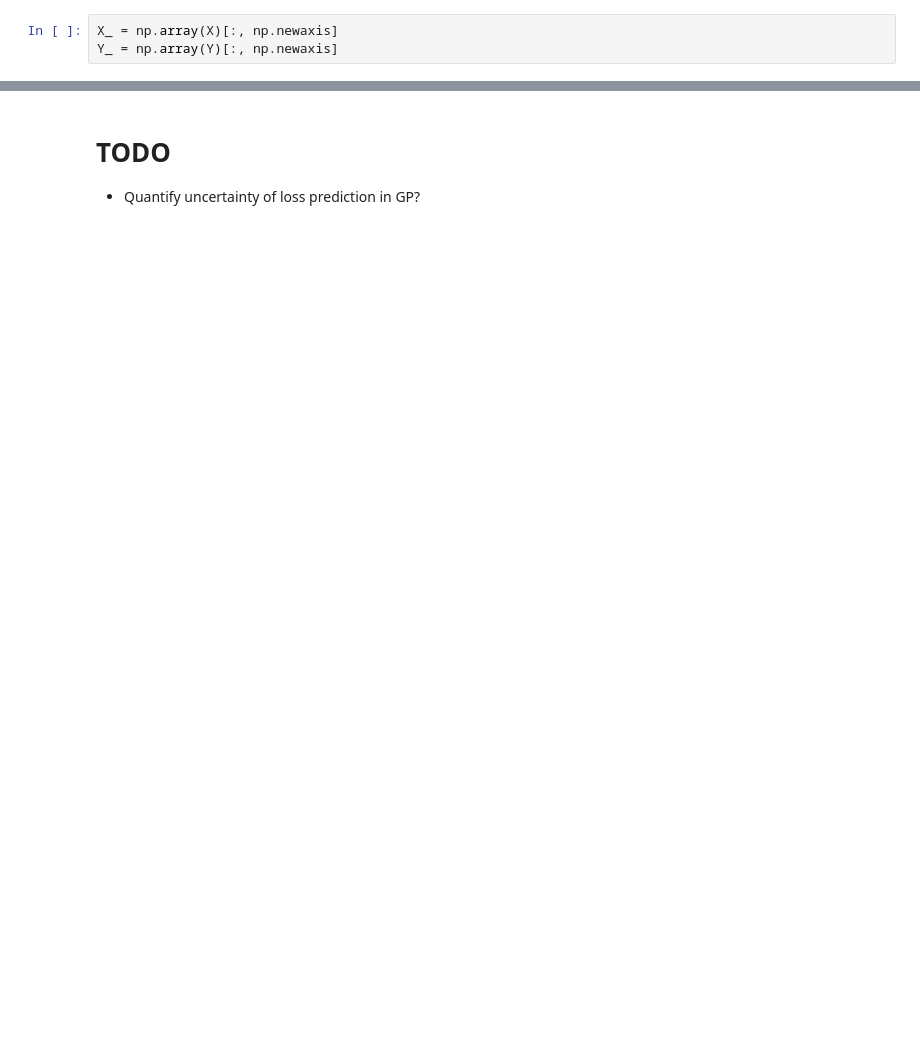
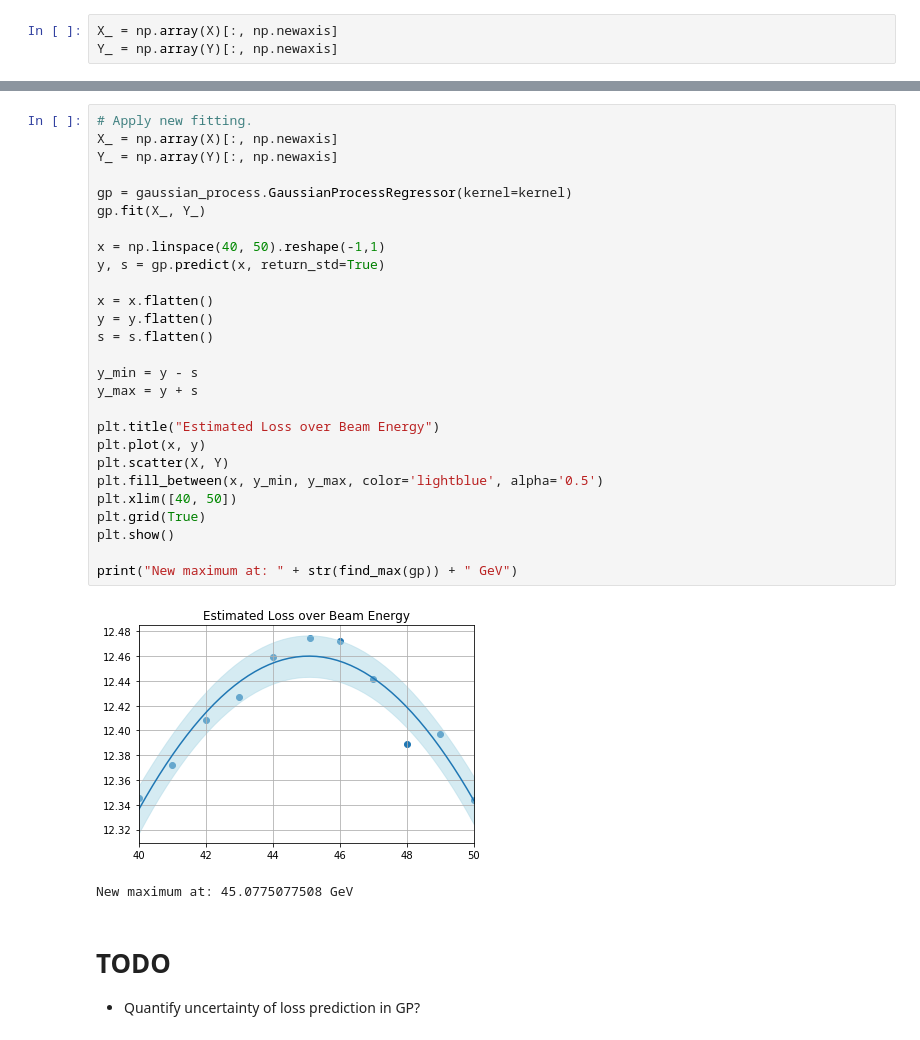
Before and after one commit to JoeriHermans/deep-learning-scripts, a Jupyter notebook: scripts/adverserial-bayesian-optimization/abo.ipynb, the cells around one changed output, grey strips where cells are left out. Cells and saved outputs as stored; diff of their text form; blank space fills up the shorter version.

```diff
--- a/scripts/adverserial-bayesian-optimization/abo.ipynb
+++ b/scripts/adverserial-bayesian-optimization/abo.ipynb
@@ -348,3 +382,33 @@ Configuration which intersects 0 is at 45 GeV. Sample new point.
+# %%
+# Apply new fitting.
+X_ = np.array(X)[:, np.newaxis]
+Y_ = np.array(Y)[:, np.newaxis]
+
+gp = gaussian_process.GaussianProcessRegressor(kernel=kernel)
+gp.fit(X_, Y_)
+
+x = np.linspace(40, 50).reshape(-1,1)
+y, s = gp.predict(x, return_std=True)
+
+x = x.flatten()
+y = y.flatten()
+s = s.flatten()
+
+y_min = y - s
+y_max = y + s
+
+plt.title("Estimated Loss over Beam Energy")
+plt.plot(x, y)
+plt.scatter(X, Y)
+plt.fill_between(x, y_min, y_max, color='lightblue', alpha='0.5')
+plt.xlim([40, 50])
+plt.grid(True)
+plt.show()
+
+print("New maximum at: " + str(find_max(gp)) + " GeV")
+# %% [output]
+[figure, added]
+New maximum at: 45.0775077508 GeV
 # %% [markdown]
 # TODO
 
```
Also changed, not shown: parts of 11 cells of this notebook.
